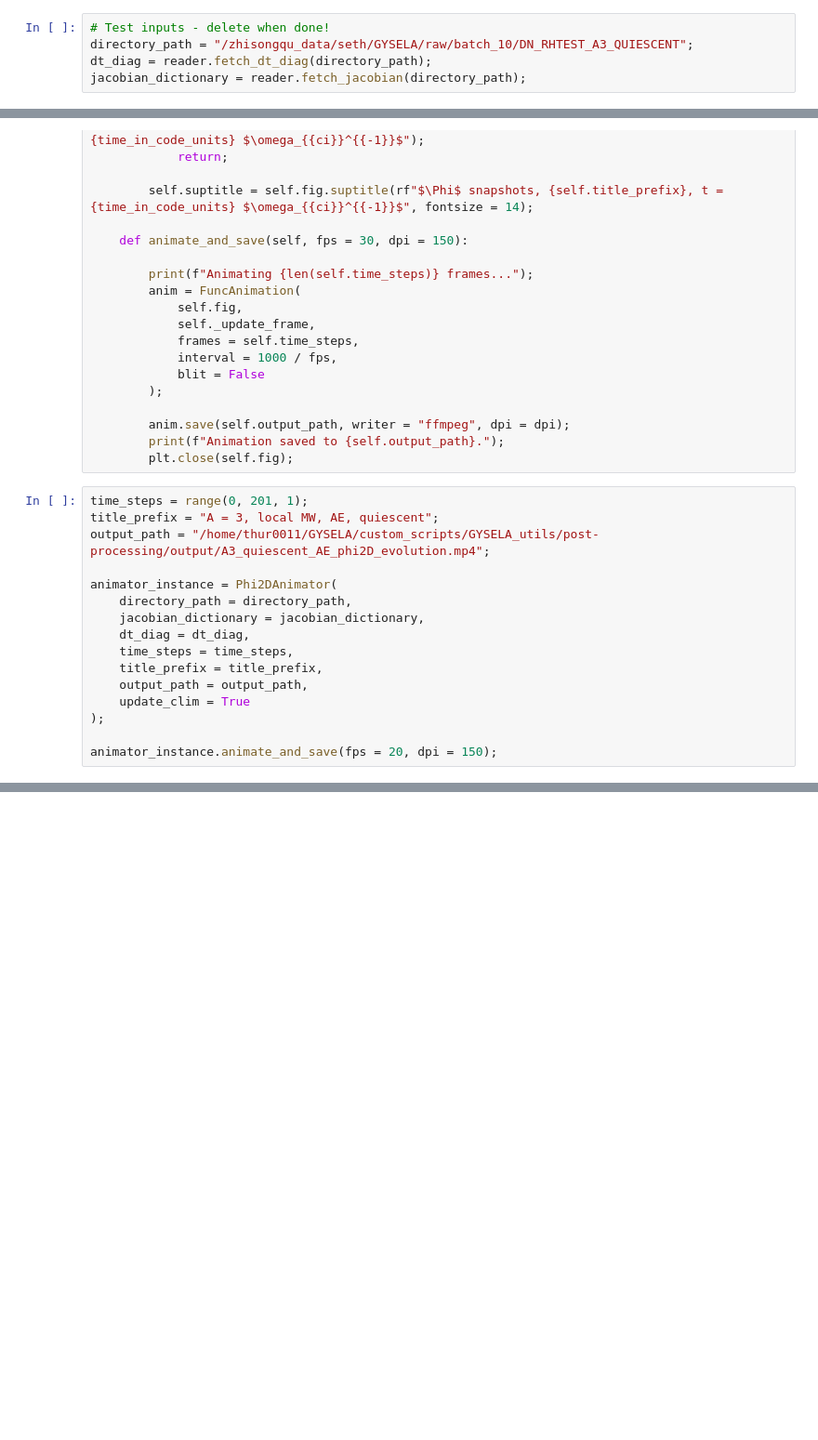
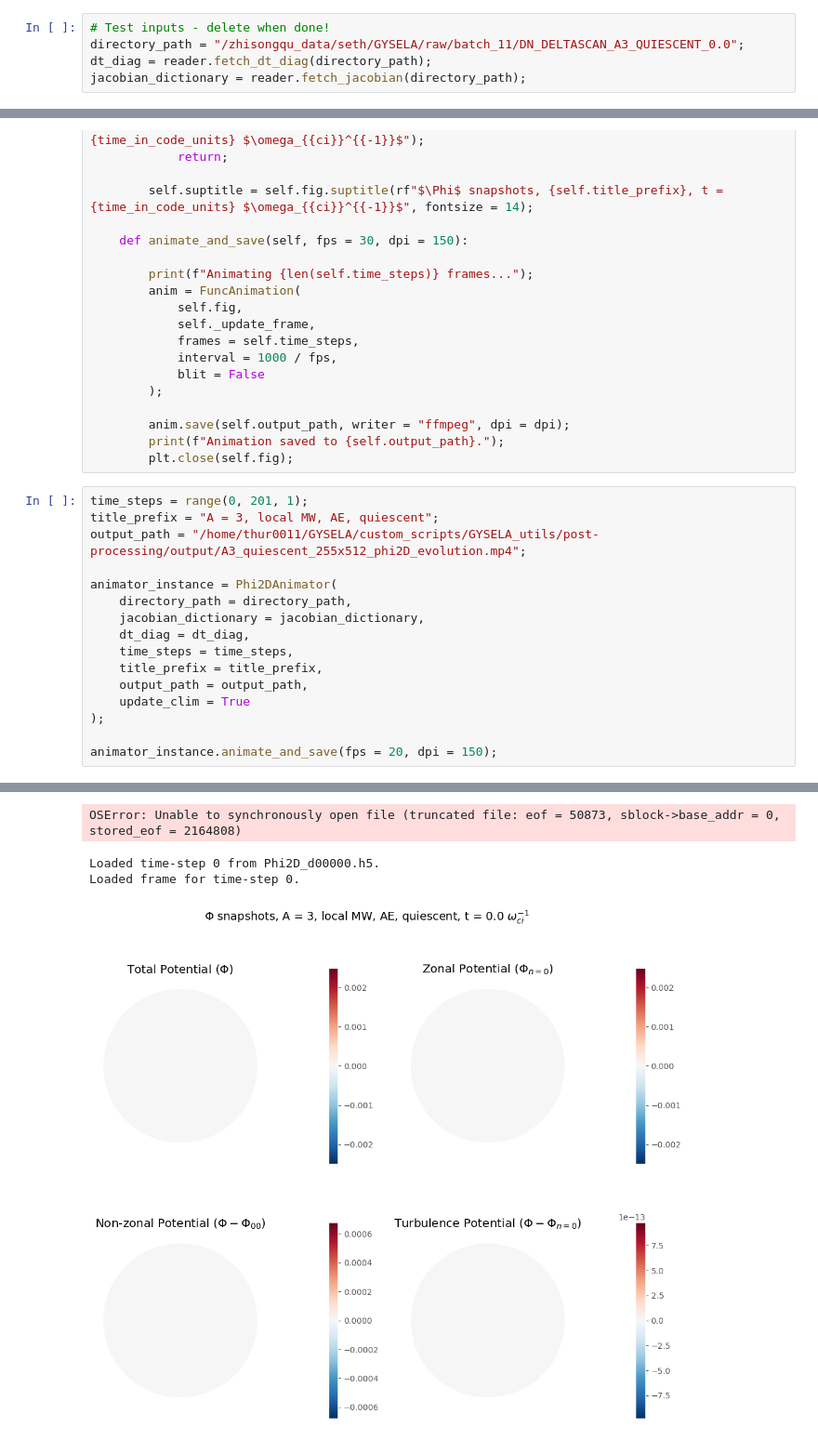
Before and after one commit to seferoni/GYSELA_utils, a Jupyter notebook: post-processing/scripts/exploratory_notebooks/phixy_mn0_animation.ipynb, the cells around one changed output, grey strips where cells are left out. Shown at 93% size. Saved outputs shown, nothing was run; the diff lists cells and outputs as text; blank space fills up the shorter version.

```diff
--- a/post-processing/scripts/exploratory_notebooks/phixy_mn0_animation.ipynb
+++ b/post-processing/scripts/exploratory_notebooks/phixy_mn0_animation.ipynb
@@ -12,7 +12,7 @@ from matplotlib.gridspec import GridSpec;
 plt.style.use("ggplot");
 # %%
 # Test inputs - delete when done!
-directory_path = "/zhisongqu_data/seth/GYSELA/raw/batch_10/DN_RHTEST_A3_QUIESCENT";
+directory_path = "/zhisongqu_data/seth/GYSELA/raw/batch_11/DN_DELTASCAN_A3_QUIESCENT_0.0";
 dt_diag = reader.fetch_dt_diag(directory_path);
 jacobian_dictionary = reader.fetch_jacobian(directory_path);
 # %%
@@ -118,7 +118,7 @@ class Phi2DAnimator:
 # %%
 time_steps = range(0, 201, 1);
 title_prefix = "A = 3, local MW, AE, quiescent";
-output_path = "/home/thur0011/GYSELA/custom_scripts/GYSELA_utils/post-processing/output/A3_quiescent_AE_phi2D_evolution.mp4";
+output_path = "/home/thur0011/GYSELA/custom_scripts/GYSELA_utils/post-processing/output/A3_quiescent_255x512_phi2D_evolution.mp4";
 
 animator_instance = Phi2DAnimator(
 	directory_path = directory_path,
@@ -155,0 +156,4 @@ Animation saved to /home/thur0011/GYSELA/custom_scripts/GYSELA_utils/post-proces
+OSError: Unable to synchronously open file (truncated file: eof = 50873, sblock->base_addr = 0, stored_eof = 2164808)
+Loaded time-step 0 from Phi2D_d00000.h5.
+Loaded frame for time-step 0.
+[figure, added]
```
Also changed, not shown: parts of 1 cell of this notebook, 2 other files.
